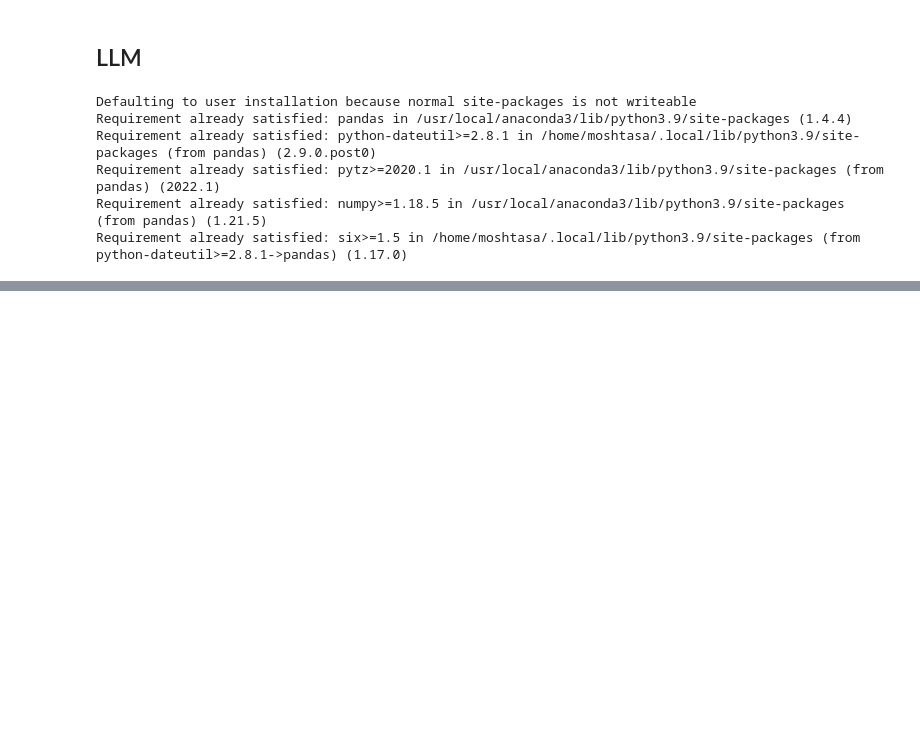
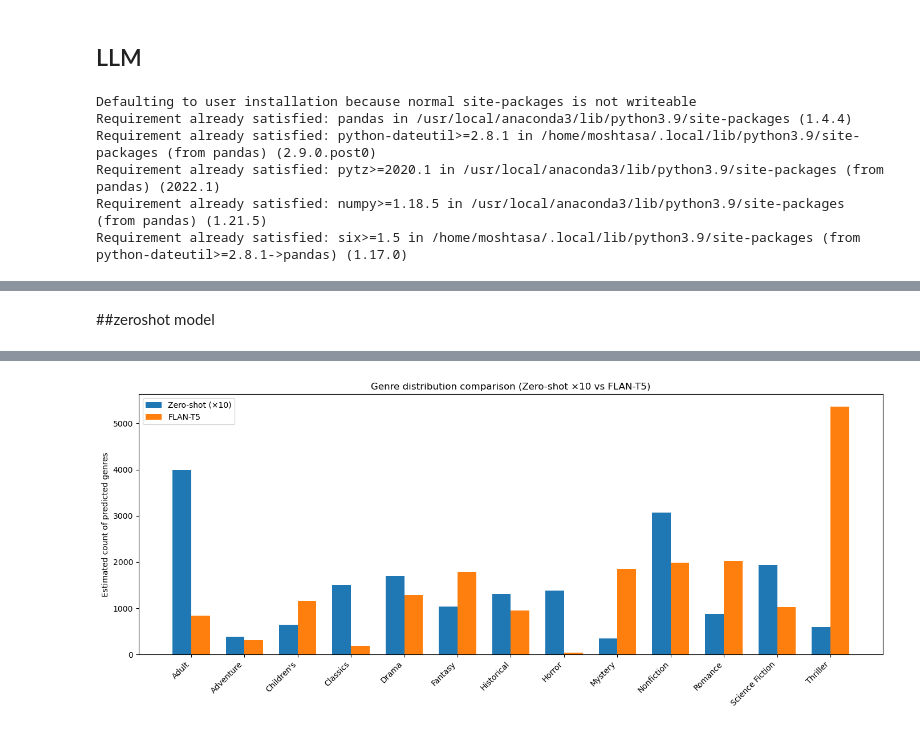
Before and after one commit to saramoshtaghi/phd-svd-recsys, a Jupyter notebook: SVD/Book/notebook/Book_pp.ipynb, the cells around one changed output, grey strips where cells are left out. Drawn from its saved outputs; the diff is of its cells as text; code cells hidden in the pictures; blank space fills up the shorter version.

Commit message:
pp_book

```diff
--- a/SVD/Book/notebook/Book_pp.ipynb
+++ b/SVD/Book/notebook/Book_pp.ipynb
@@ -929,3 +937,5 @@ if __name__ == "__main__":
         process_and_save_parallel(model_name, output_filename, num_workers)
 
     print("🎉 All models finished processing!")
+# %% [markdown]
+##zeroshot model
@@ -931,0 +984,64 @@ if __name__ == "__main__":
+# %%
+import os
+import pandas as pd
+from collections import Counter
+import matplotlib.pyplot as plt
+
+# === Load datasets ===
+df_flan = pd.read_csv("/home/moshtasa/Research/phd-svd-recsys/SVD/Book/data/LLM/10k_flan_t5.csv")
+df_zeroshot = pd.read_csv("/home/moshtasa/Research/phd-svd-recsys/SVD/Book/data/LLM/10%k_zeroshot_10percent.csv")
+
+books = pd.read_csv("../data/goodbooks-10k/books.csv")
+books = books[['book_id', 'original_title', 'authors']].dropna(subset=['original_title']).reset_index(drop=True)
+
+# === Count unique book IDs ===
+num_unique_book_ids = books['book_id'].nunique()
+num_unique_flan_ids = df_flan['book_id'].nunique()
+num_unique_zeroshot_ids = df_zeroshot['book_id'].nunique()
+
+print(f"✅ Number of unique book IDs in books.csv: {num_unique_book_ids}")
+print(f"✅ Number of unique FLAN-T5 book IDs: {num_unique_flan_ids}")
+print(f"✅ Number of unique Zero-shot book IDs: {num_unique_zeroshot_ids}")
+
+
+
+# === Function to count genres in a dataframe ===
+def count_genres(df):
+    genre_counter = Counter()
+    for entry in df['genres'].dropna():
+        for genre in entry.split(', '):
+            genre_counter[genre] += 1
+    return genre_counter
+
+counts_zeroshot = count_genres(df_zeroshot)
+counts_flan = count_genres(df_flan)
+
+# === Multiply zero-shot counts by 10 to approximate full dataset ===
+counts_zeroshot_scaled = {genre: count * 10 for genre, count in counts_zeroshot.items()}
+
+# === Sort genres for consistent plotting ===
+all_genres = sorted(set(counts_zeroshot_scaled.keys()).union(counts_flan.keys()))
+
+zeroshot_values = [counts_zeroshot_scaled.get(g, 0) for g in all_genres]
+flan_values = [counts_flan.get(g, 0) for g in all_genres]
+
+# === Print the values for each genre ===
+print("\n📊 Estimated genre counts (Zero-shot ×10) vs FLAN-T5:\n")
+for genre, z_val, f_val in zip(all_genres, zeroshot_values, flan_values):
+    print(f"{genre:15s} | Zero-shot (×10): {z_val:5d} | FLAN-T5: {f_val:5d}")
+
+# === Create side-by-side bar plot ===
+x = range(len(all_genres))
+width = 0.35
+
+plt.figure(figsize=(14, 6))
+plt.bar(x, zeroshot_values, width=width, label="Zero-shot (×10)", align='center')
+plt.bar([i + width for i in x], flan_values, width=width, label="FLAN-T5", align='center')
+
+plt.xticks([i + width/2 for i in x], all_genres, rotation=45, ha='right')
+plt.ylabel("Estimated count of predicted genres")
+plt.title("Genre distribution comparison (Zero-shot ×10 vs FLAN-T5)")
+plt.legend()
+plt.tight_layout()
+plt.show()
+# %% [output]
@@ -931,0 +1067 @@ if __name__ == "__main__":
+[figure, added]
```
Also changed, not shown: parts of 10 cells of this notebook.
